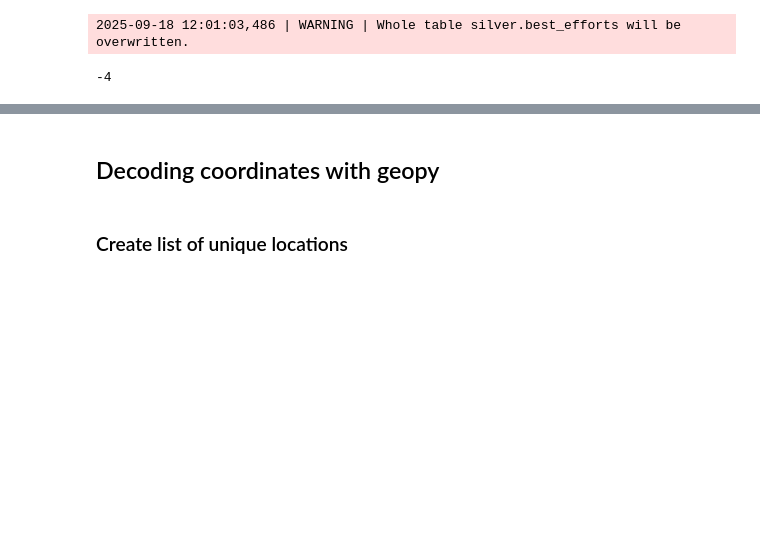
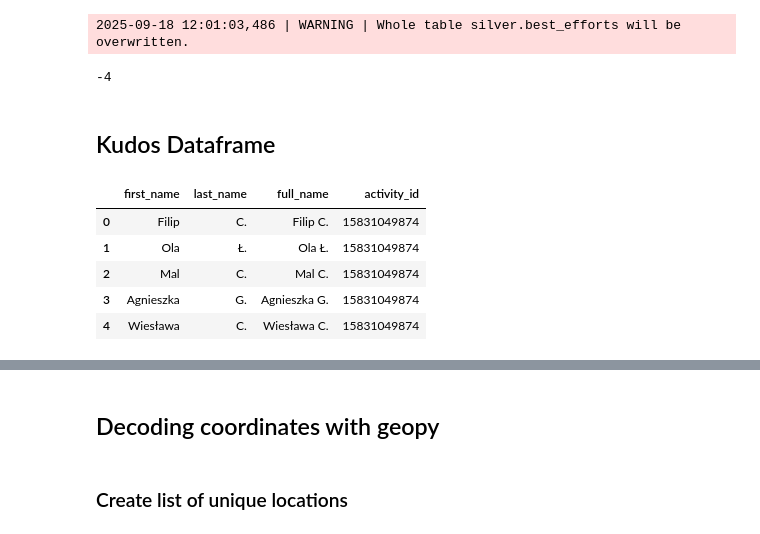
Before and after one commit to lowickib/Strava-Analytics, a Jupyter notebook: 2_Silver_Layer.ipynb, the cells around one changed output, grey strips where cells are left out. Saved outputs shown, nothing was run; the diff lists cells and outputs as text; code cells hidden in the pictures; blank space fills up the shorter version.

```diff
--- a/2_Silver_Layer.ipynb
+++ b/2_Silver_Layer.ipynb
@@ -1017,3 +999,24 @@ best_eff_df.to_sql(
 # %% [output]
 2025-09-18 12:01:03,486 | WARNING | Whole table silver.best_efforts will be overwritten.
 -4
+# %% [markdown]
+## Kudos Dataframe
+# %%
+kudos_df['full_name'] = kudos_df[['firstname', 'lastname']].astype('string').agg(' '.join, axis=1)
+kudos_df_cols_clean = [
+    'firstname',
+    'lastname',
+    'full_name',
+    'activity_id'
+]
+kudos_df = kudos_df[kudos_df_cols_clean]
+kudos_df = kudos_df.rename(columns={'firstname': 'first_name', 'lastname': 'last_name'})
+# %%
+kudos_df.head()
+# %% [output]
+|  | first_name | last_name | full_name | activity_id |
+| 0 | Filip | C. | Filip C. | 15831049874 |
+| 1 | Ola | Ł. | Ola Ł. | 15831049874 |
+| 2 | Mal | C. | Mal C. | 15831049874 |
+| 3 | Agnieszka | G. | Agnieszka G. | 15831049874 |
+| 4 | Wiesława | C. | Wiesława C. | 15831049874 |
```
Also changed, not shown: parts of 10 cells of this notebook, 1 other file.
